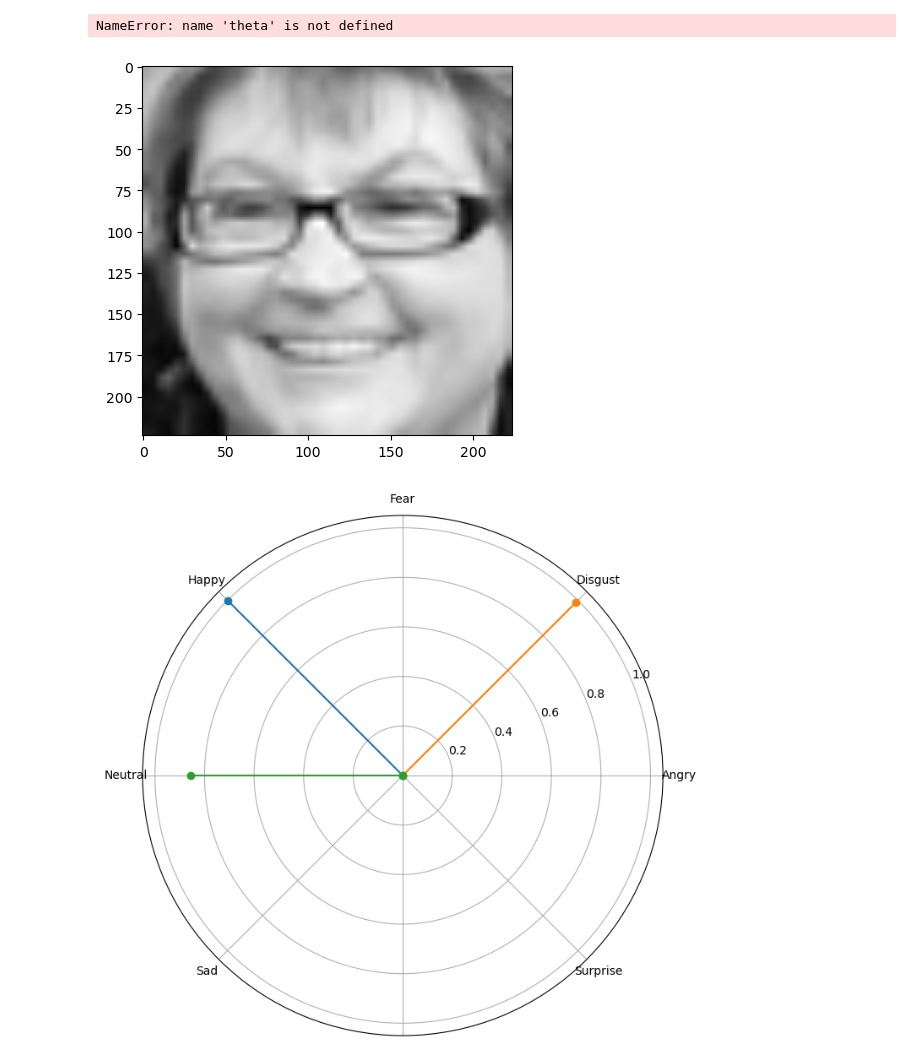
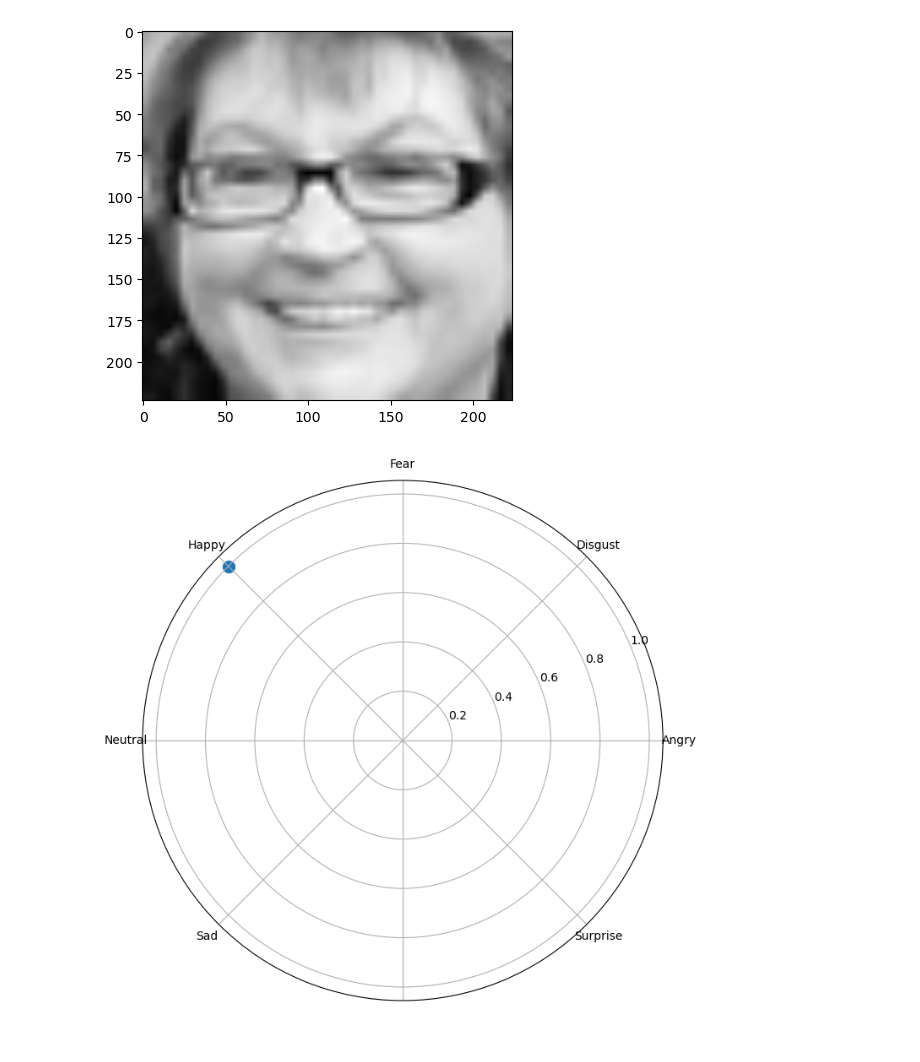
Before and after one commit to Piccio98/FER-and-GR-Project, a Jupyter notebook: VAR Project.ipynb, the cells around one changed output. Drawn from its saved outputs; the diff is of its cells as text; code cells hidden in the pictures.

Commit message:
added final chart

```diff
--- a/VAR Project.ipynb
+++ b/VAR Project.ipynb
@@ -72,17 +75,26 @@ def write_on_box(frame, gender, x, y, h, emotions):
         )
         c += 30
 
-def plotChart(emotions, gender, emotions_classes, live):
+def plotChart(emotions, gender, emotions_classes, live, history_dict):
     tmp_emotions_class_names = np.insert(emotions_class_names, 6, "")
     tmp_emotions_classes = np.insert(emotions_classes.flatten(), 6, 0)
     fig = plt.figure(figsize=[8, 8])
     ax = fig.add_subplot(111, projection='polar')
     ax.set_xticklabels(tmp_emotions_class_names)
     theta = np.arange( 0, 2*np.pi, 2*np.pi/8)
-    for key in emotions.keys():
+    if bool(history_dict):
+        for label in history_dict.keys():
+            tmp = history_dict[label][-1]
+            iterator = iter(tmp)
+            next(iterator)
+            key = next(iterator)
+            i = np.where(tmp_emotions_class_names == key)[0][0]
+            ax.scatter(theta[i], tmp[key], 100, label=label)
+            ax.legend()
+    else:
+        key = next(iter(emotions))
         i = np.where(tmp_emotions_class_names == key)[0][0]
-        ax.plot([0, theta[i]], [0, tmp_emotions_classes[i]], 'o-')
-
+        ax.scatter(theta[i], tmp_emotions_classes[i], 100)
     fig.canvas.draw()
     img = np.frombuffer(fig.canvas.tostring_rgb(), dtype=np.uint8)
     img  = img.reshape(fig.canvas.get_width_height()[::-1] + (3,))
@@ -118,12 +130,12 @@ def find_emotions(img):
     tmp_dictionary = dict()
     emotions = dict()
     emotions_classes = emotions_classes_f(img)
-    index = list(np.where(np.where(emotions_classes > 0.5, 1, 0)[0] == 1)[0])
+    index = list(np.where(np.where(emotions_classes > 0, 1, 0)[0] == 1)[0])
     for i in index:
         tmp_dictionary[emotions_class_names[i]] = emotions_classes[0][i]
     sorted_keys = sorted(tmp_dictionary, key=tmp_dictionary.get, reverse=True)
     for k in sorted_keys:
-        emotions[k] = tmp_dictionary[k]
+        emotions[k] = tmp_dictionary[k]*100
     return emotions
 
 def emotions_classes_f(img):
@@ -171,6 +183,18 @@ def new_person(template_faces, history_dict, faces_index, face, history):
     history_dict[f"Person{faces_index}"] = history
     faces_index += 1
     return (template_faces, history_dict, faces_index)
+
+def chart():
+    for person in history_dict.keys():
+        df = pd.DataFrame(history_dict[person].tolist())
+        df = df.drop(columns="Gender")
+
+        df.plot(kind='bar', stacked=False, figsize = (7,4))
+        plt.legend(loc="center left", bbox_to_anchor=(1.0,0.5))
+        plt.xticks(np.arange(len(df)), np.arange(1, len(df)+1), rotation=0)
+        plt.xlabel("Time")
+        plt.ylabel("Emotions Prediction")
+        plt.savefig(f'chart of {person}.png', bbox_inches="tight")
 # %%
 ## Load and Predict an image
 img = image.load_img("Test Set/Gender/Woman/100.png", color_mode = "grayscale")
@@ -184,5 +208,5 @@ print(gender + " " + str(emotions)[1:-1])
 
 plt.imshow(cv2.resize(np.float32(img), (emotions_img_height, emotions_img_width)), cmap="gray")
 
-plotChart(emotions, gender, emotions_classes_f(img), False)
+plotChart(emotions, gender, emotions_classes_f(img), False, {})
 # %% [output]
@@ -193,6 +217,5 @@ Woman 'Happy': 0.9999489, 'Disgust': 0.96432424, 'Neutral': 0.94321245
-NameError: name 'theta' is not defined
 [figure]
-[figure, old version]
+[figure, new version]
 # %%
 cap = cv2.VideoCapture(0)
 if not cap.isOpened():
```
Also changed, not shown: parts of 7 cells of this notebook.
